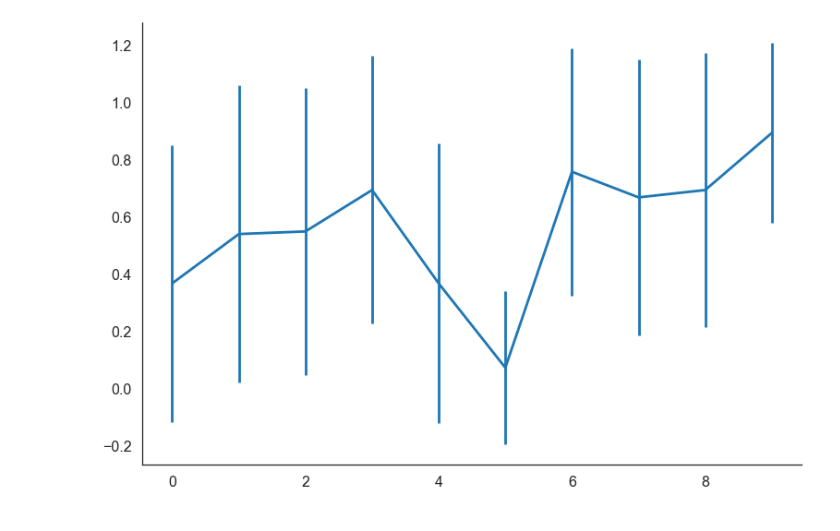
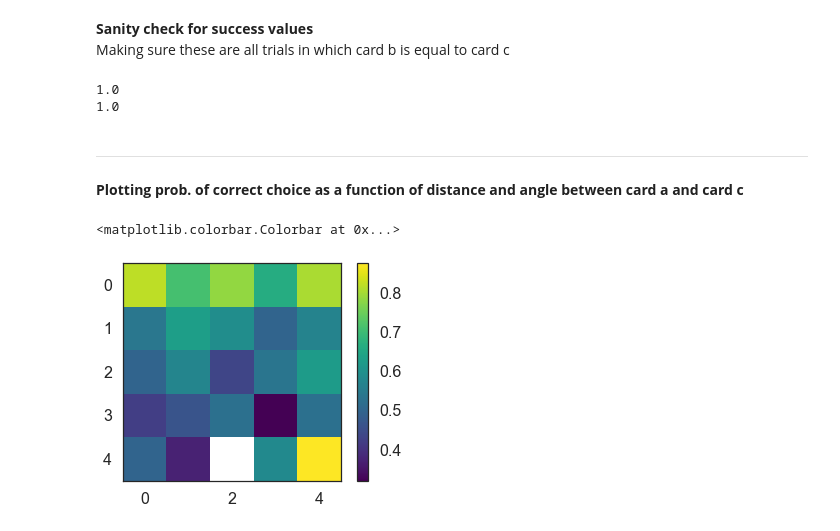
Before and after one commit to aidapiccato/concentration-game-mworks, a Jupyter notebook: unpack_data_ios.ipynb, the cells around one changed output. Drawn from its saved outputs; the diff is of its cells as text; code cells hidden in the pictures.

```diff
--- a/unpack_data_ios.ipynb
+++ b/unpack_data_ios.ipynb
@@ -145,6 +182,6 @@ class Unpack():
             rts.append(rt/10**6)
         return rts
 # %%
-fn = "aidapiccato-concentration-ios-20200124-150507.mwk2"
+fn = ["aidapiccato-concentration-ios-20200127-142123.mwk2", "aidapiccato-concentration-ios-20200127-111036.mwk2"]
 unpack = Unpack(fn)
 # %% [output]
@@ -222,2 +256,4 @@ card_views = unpack.get_analog_data()
+# %%
+unpack.scalar['trial_index'] = np.arange(len(unpack.scalar))
 # %%
 a = Analysis(unpack)
@@ -244,7 +271,27 @@ plt.errorbar(np.arange(15), df.groupby('n_imgs_c_bin')['success'].mean(), df.gro
+# %% [markdown]
+**Sanity check for success values**
+Making sure these are all trials in which card b is equal to card c
+# %%
+df = pd.concat([a.scalar.success, a.scalar.card_b, a.scalar.card_c], axis=1)
+success = df[df.card_b == df.card_c]
+failure = df[df.card_c != df.card_b]
+print(len(success[success.success == 1])/len(success))
+print(len(failure[failure.success == 0])/len(failure))
+# %% [output]
+1.0
+1.0
+# %% [markdown]
+***
+# %% [markdown]
+**Plotting prob. of correct choice as a function of distance and angle between card a and card c**
 # %%
-df = pd.concat([a.spatial_dist, a.scalar.success], axis=1)
-df['dist_a_b_bin'] = pd.cut(df.dist_a_b, 10)
-plt.errorbar(np.arange(10), df.groupby('dist_a_b_bin')['success'].mean(), df.groupby('dist_a_b_bin')['success'].std())
-prettify(plt.gca())
+df = pd.concat([a.spatial_dist.dist_a_c, a.scalar.success, a.scalar.theta_a_c], axis=1)
+n_bins_dist, n_bins_theta = 5, 5
+df['dist_a_c_bin'] = pd.cut(df.dist_a_c, n_bins_dist)
+df['theta_a_c_bin'] = pd.cut(df.theta_a_c, n_bins_theta)
+df = df.groupby(['dist_a_c_bin', 'theta_a_c_bin'])['success'].apply(np.mean).dropna()
+plt.imshow(df.unstack(), cmap='viridis')
+plt.colorbar()
 # %% [output]
+<matplotlib.colorbar.Colorbar at 0x...>
-[figure, old version]
+[figure, new version]
```
Also changed, not shown: parts of 34 cells of this notebook, 3 other files.
